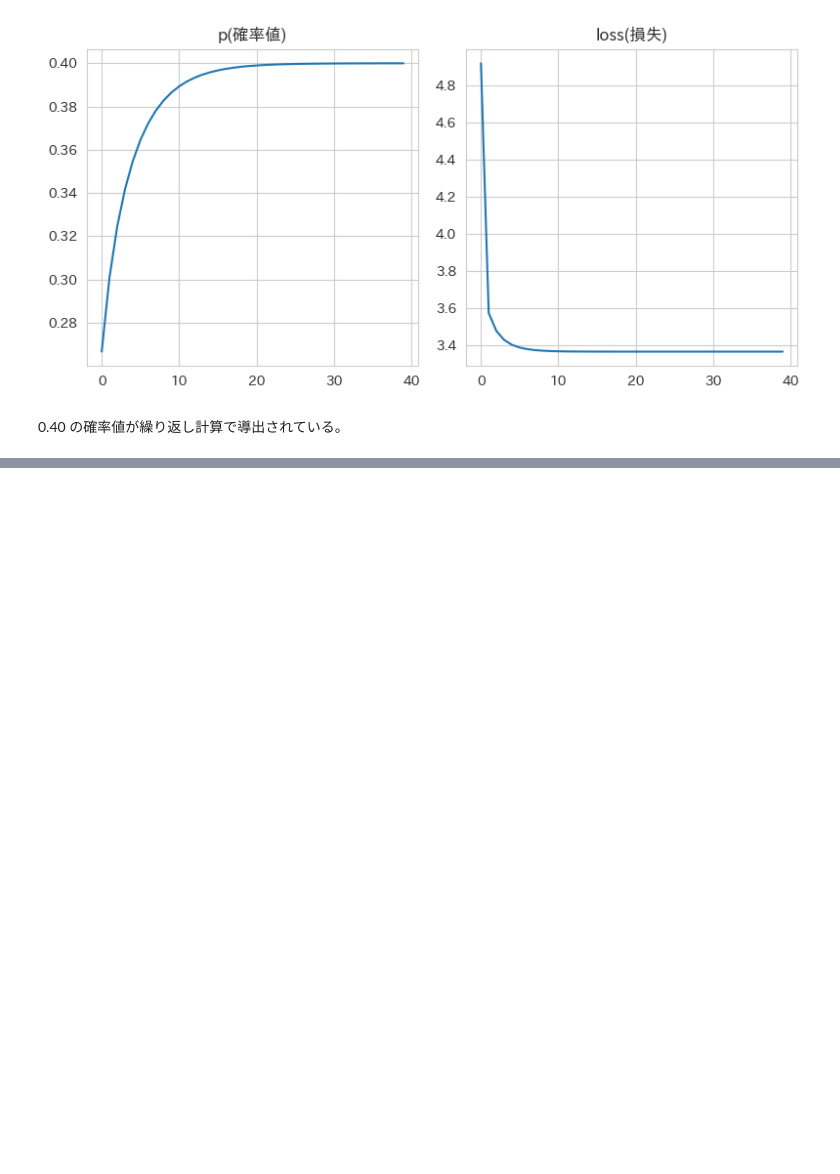
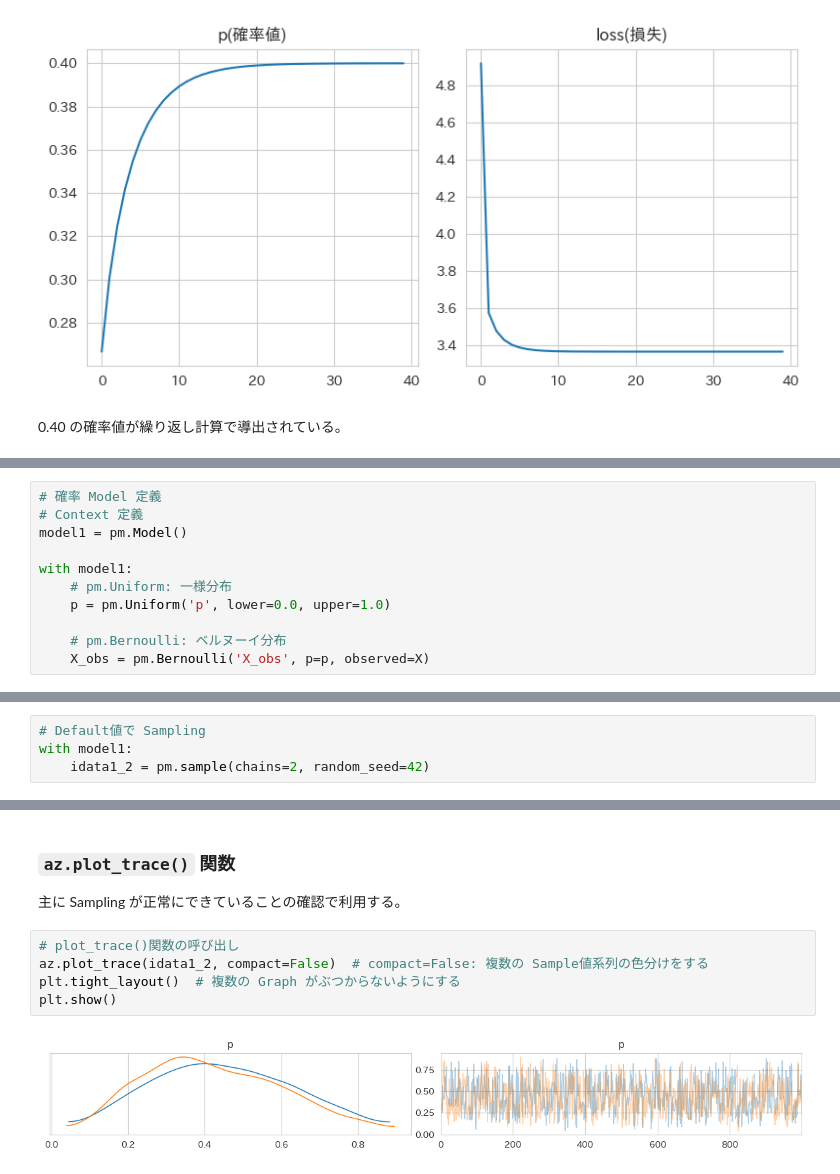
Before and after one commit to 1024xx4/py_bayes_intro, a Jupyter notebook: first_bayesian_interface_exercise.ipynb, the cells around one changed output, grey strips where cells are left out. Cells and saved outputs as stored; diff of their text form; blank space fills up the shorter version.

Commit message:
Feat: Bayes推論(ベルヌーイ分布)で p の値を求める

```diff
--- a/first_bayesian_interface_exercise.ipynb
+++ b/first_bayesian_interface_exercise.ipynb
@@ -99,0 +108,11 @@ plt.show()
+# %%
+# 確率 Model 定義
+# Context 定義
+model1 = pm.Model()
+
+with model1:
+    # pm.Uniform: 一様分布
+    p = pm.Uniform('p', lower=0.0, upper=1.0)
+
+    # pm.Bernoulli: ベルヌーイ分布
+    X_obs = pm.Bernoulli('X_obs', p=p, observed=X)
@@ -99,0 +188,4 @@ plt.show()
+# %%
+# Default値で Sampling
+with model1:
+    idata1_2 = pm.sample(chains=2, random_seed=42)
@@ -99,0 +213,10 @@ plt.show()
+# %% [markdown]
+### `az.plot_trace()` 関数
+主に Sampling が正常にできていることの確認で利用する。
+# %%
+# plot_trace()関数の呼び出し
+az.plot_trace(idata1_2, compact=False)  # compact=False: 複数の Sample値系列の色分けをする
+plt.tight_layout()  # 複数の Graph がぶつからないようにする
+plt.show()
+# %% [output]
+[figure, added]
```
Also changed, not shown: parts of 16 cells of this notebook, 1 other file.
